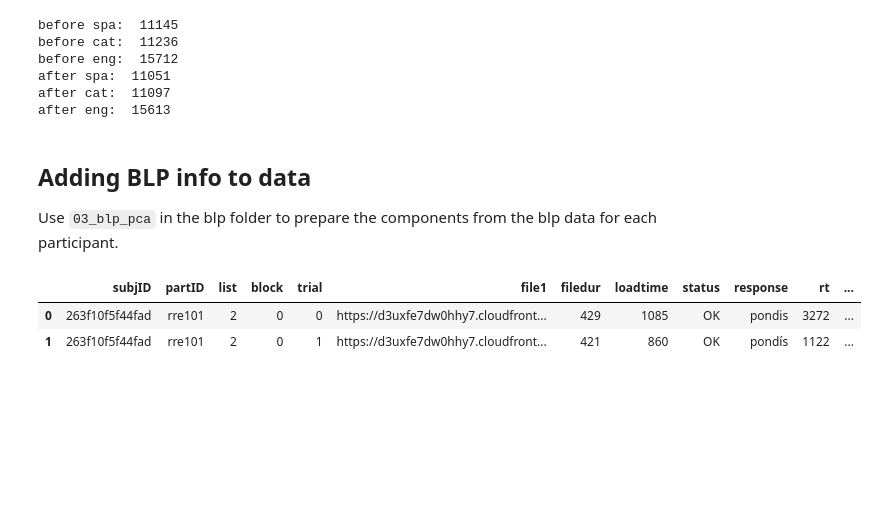
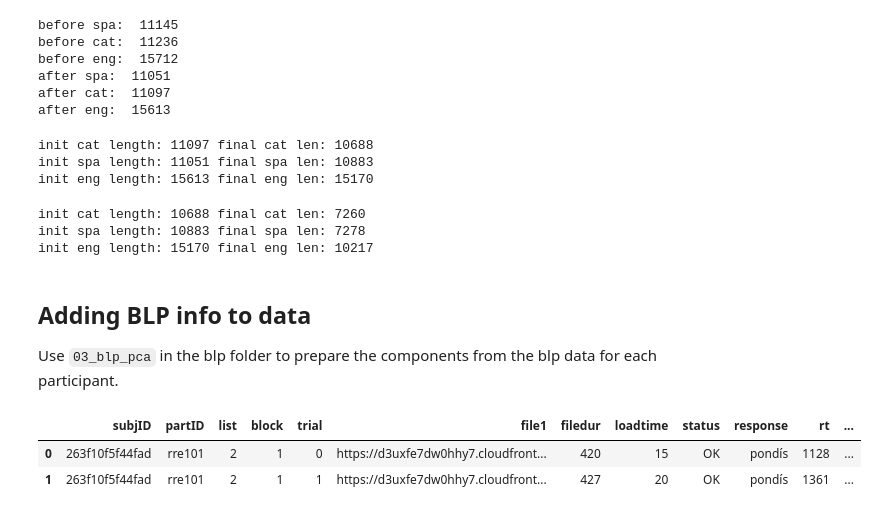
Before and after one commit to anniehelms/diss, a Jupyter notebook: perception/1_ready_for_R.ipynb, the cells around one changed output. Cells and saved outputs as stored; diff of their text form; code cells hidden in the pictures; blank space fills up the shorter version.

```diff
--- a/perception/1_ready_for_R.ipynb
+++ b/perception/1_ready_for_R.ipynb
@@ -207,19 +207,41 @@ cat['duration_center'] = cat['duration'].apply(lambda x: x-3)
 eng['formant_center'] = eng['formant'].apply(lambda x: x-3)
 eng['spectilt_center'] = eng['spectilt'].apply(lambda x: x-3)
 eng['duration_center'] = eng['duration'].apply(lambda x: x-3)
+# %%
+cat_rt = cat[(cat['rt']>200) & (cat['rt']<2500)].copy()
+spa_rt = spa[(spa['rt']>200) & (spa['rt']<2500)].copy()
+eng_rt = eng[(eng['rt']>200) & (eng['rt']<2500)].copy()
+print("init cat length:", len(cat), "final cat len:", len(cat_rt))
+print("init spa length:", len(spa), "final spa len:", len(spa_rt))
+print("init eng length:", len(eng), "final eng len:", len(eng_rt))
+# %% [output]
+init cat length: 11097 final cat len: 10688
+init spa length: 11051 final spa len: 10883
+init eng length: 15613 final eng len: 15170
+# %%
+cat_later = cat_rt[cat_rt['block']!=0].copy()
+spa_later = spa_rt[spa_rt['block']!=0].copy()
+eng_later = eng_rt[eng_rt['block']!=0].copy()
+print("init cat length:", len(cat_rt), "final cat len:", len(cat_later))
+print("init spa length:", len(spa_rt), "final spa len:", len(spa_later))
+print("init eng length:", len(eng_rt), "final eng len:", len(eng_later))
+# %% [output]
+init cat length: 10688 final cat len: 7260
+init spa length: 10883 final spa len: 7278
+init eng length: 15170 final eng len: 10217
 # %% [markdown]
 ## Adding BLP info to data
 
 Use `03_blp_pca` in the blp folder to prepare the components from the blp data for each participant.
 # %%
-spa = spa.merge(parts, on="partID", how = "left")
-cat = cat.merge(parts, on="partID", how = "left")
-eng = eng.merge(parts, on="partID", how = "left")
-spa.head(2)
+spa_later = spa_later.merge(parts, on="partID", how = "left")
+cat_later = cat_later.merge(parts, on="partID", how = "left")
+eng_later = eng_later.merge(parts, on="partID", how = "left")
+spa_later.head(2)
 # %% [output]
 |  | subjID | partID | list | block | trial | file1 | filedur | loadtime | status | response | rt | ... |
-| 0 | 263f10f5f44fad | rre101 | 2 | 0 | 0 | https://d3uxfe7dw0hhy7.cloudfront... | 429 | 1085 | OK | pondis | 3272 | ... |
-| 1 | 263f10f5f44fad | rre101 | 2 | 0 | 1 | https://d3uxfe7dw0hhy7.cloudfront... | 421 | 860 | OK | pondís | 1122 | ... |
+| 0 | 263f10f5f44fad | rre101 | 2 | 1 | 0 | https://d3uxfe7dw0hhy7.cloudfront... | 420 | 15 | OK | pondís | 1128 | ... |
+| 1 | 263f10f5f44fad | rre101 | 2 | 1 | 1 | https://d3uxfe7dw0hhy7.cloudfront... | 427 | 20 | OK | pondís | 1361 | ... |
 # %%
 blp_pca = pd.read_csv("../blp/data/pca_blp.csv")
 blp_pca.head()
```
Also changed, not shown: parts of 5 cells of this notebook, 26 other files.
